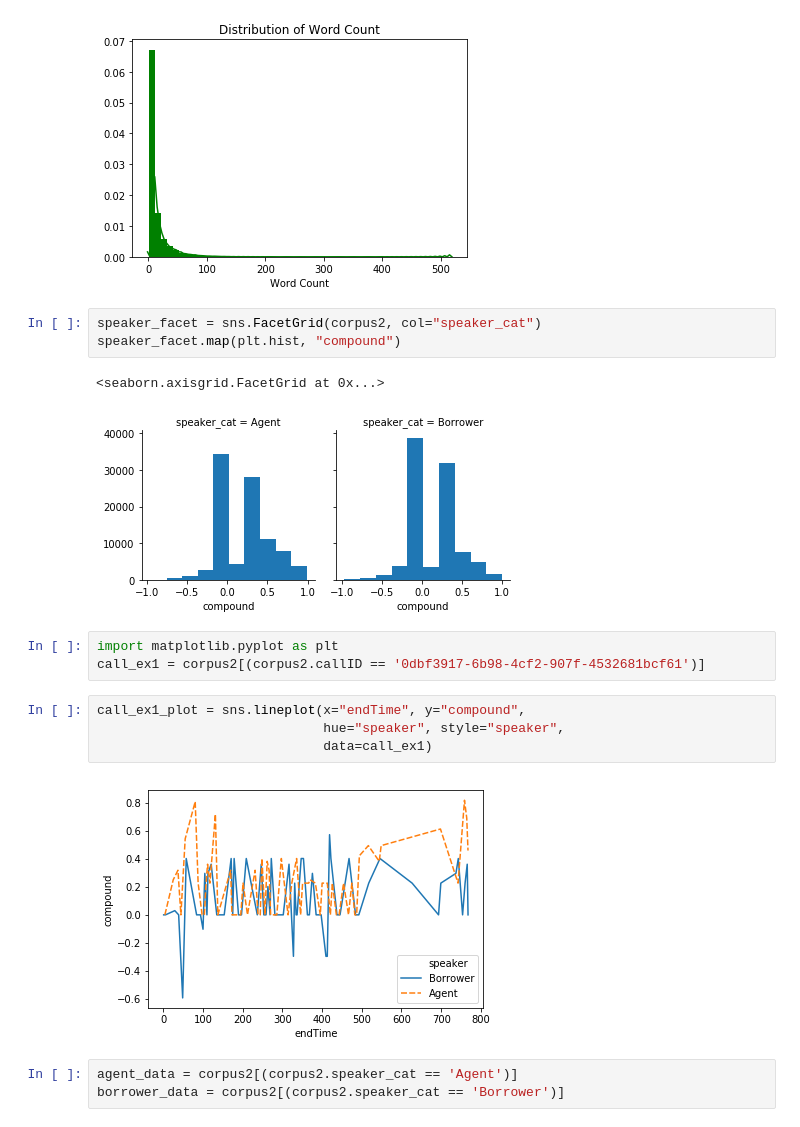
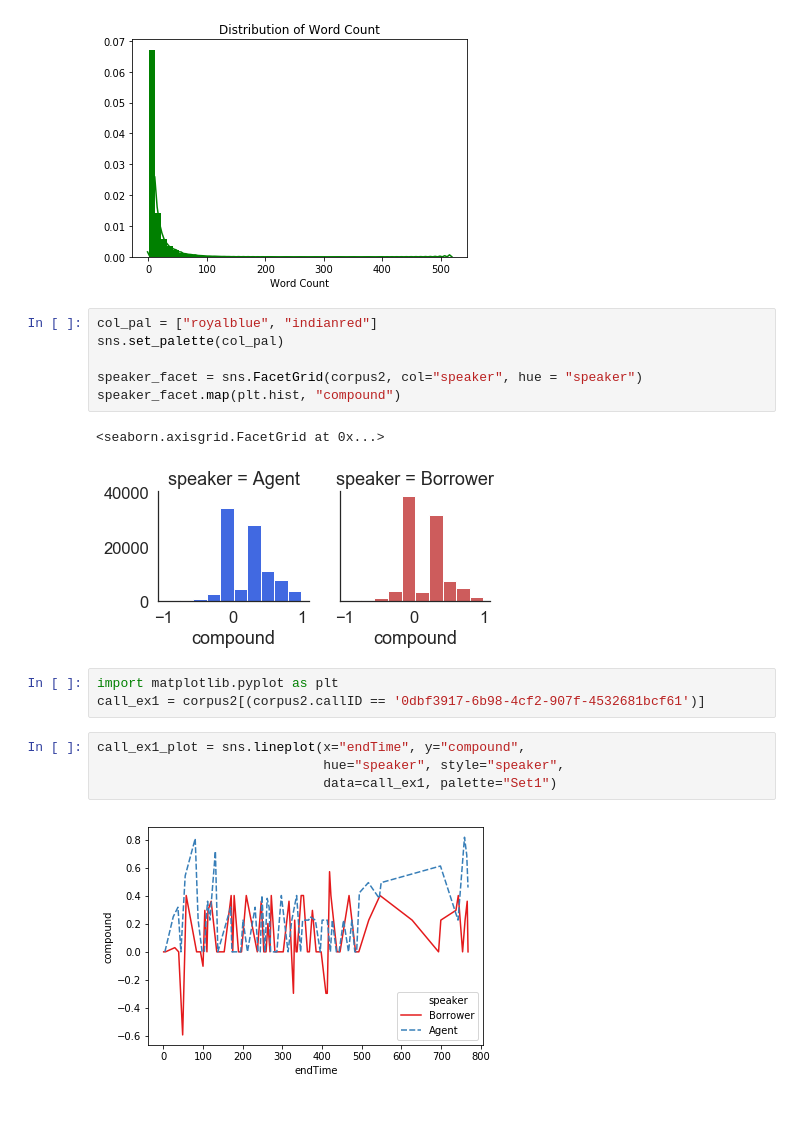
Before and after one commit to caitlin-hilverman/emoticall_insight_project, a Jupyter notebook: insight_vader_sentiment_flow.ipynb, the cells around one changed output. Saved outputs shown, nothing was run; the diff lists cells and outputs as text.

```diff
--- a/insight_vader_sentiment_flow.ipynb
+++ b/insight_vader_sentiment_flow.ipynb
@@ -89,20 +80,20 @@ plt.show()
 # %% [output]
 [figure]
 # %%
-speaker_facet = sns.FacetGrid(corpus2, col="speaker_cat")
+col_pal = ["royalblue", "indianred"]
+sns.set_palette(col_pal)
+
+speaker_facet = sns.FacetGrid(corpus2, col="speaker", hue = "speaker")
 speaker_facet.map(plt.hist, "compound")
 # %% [output]
 <seaborn.axisgrid.FacetGrid at 0x...>
-[figure, old version]
+[figure, new version]
 # %%
 import matplotlib.pyplot as plt
 call_ex1 = corpus2[(corpus2.callID == '0dbf3917-6b98-4cf2-907f-4532681bcf61')]
 # %%
 call_ex1_plot = sns.lineplot(x="endTime", y="compound",
                              hue="speaker", style="speaker",
-                             data=call_ex1)
+                             data=call_ex1, palette="Set1")
 # %% [output]
-[figure, old version]
+[figure, new version]
-# %%
-agent_data = corpus2[(corpus2.speaker_cat == 'Agent')]
-borrower_data = corpus2[(corpus2.speaker_cat == 'Borrower')]
```
Also changed, not shown: parts of 10 cells of this notebook.
